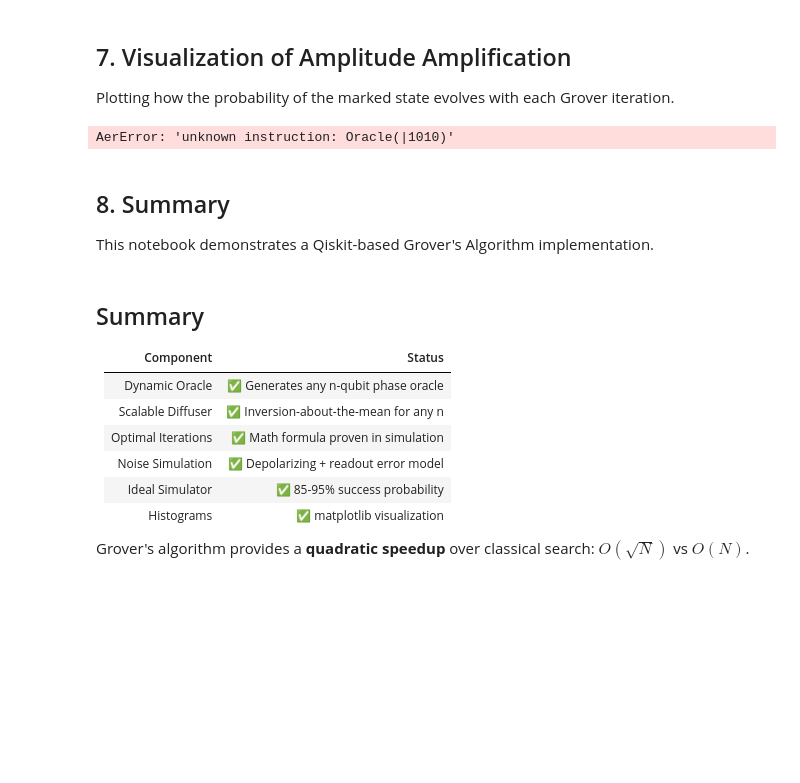
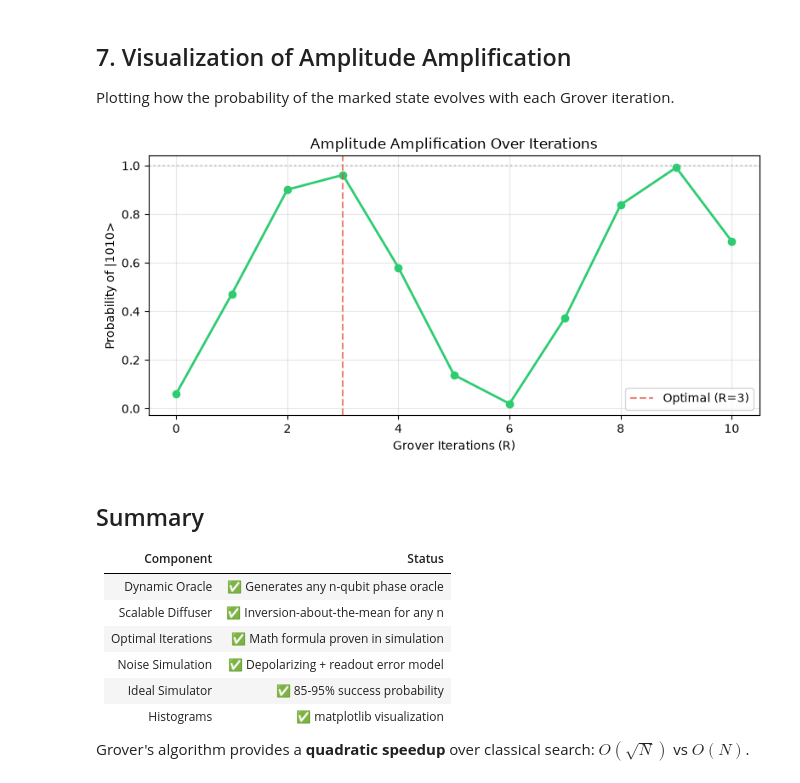
Before and after one commit to updownairbender/Grover-s-Algorithm, a Jupyter notebook: notebooks/demonstration.ipynb, the cells around one changed output. Drawn from its saved outputs; the diff is of its cells as text; code cells hidden in the pictures; blank space fills up the shorter version.

```diff
--- a/notebooks/demonstration.ipynb
+++ b/notebooks/demonstration.ipynb
@@ -180,52 +144,35 @@ plt.show()
 Plotting how the probability of the marked state evolves with each Grover iteration.
 # %%
 def simulate_amplitude_evolution(num_qubits, marked_state, max_iters):
-    qc_base = QuantumCircuit(num_qubits, num_qubits)
-    qc_base.h(range(num_qubits))
-
-    oracle = create_oracle(num_qubits, marked_state)
-    diffuser = create_diffuser(num_qubits)
-
     probs_over_time = []
-    backend = AerSimulator()
-
     for r in range(max_iters + 1):
-        qc = qc_base.copy()
-        for _ in range(r):
-            qc.append(oracle, range(num_qubits))
-            qc.append(diffuser, range(num_qubits))
-        qc.measure(range(num_qubits), range(num_qubits))
-
-        counts = backend.run(qc, shots=4096).result().get_counts()
-        probs_over_time.append(counts.get(marked_state, 0) / 4096)
-
+        circuit = build_grover_circuit(num_qubits, marked_state, iterations=r)
+        counts = run_ideal(circuit, shots=4096)
+        prob = extract_marked_probability(counts, marked_state)
+        probs_over_time.append(prob)
     return probs_over_time
 
 
 n_qubits = 4
 marked = "1010"
 max_iters = 10
 probs_over_time = simulate_amplitude_evolution(n_qubits, marked, max_iters)
 
 fig, ax = plt.subplots(figsize=(8, 4))
 optimal = optimal_iterations(n_qubits, 1)
 
 ax.plot(range(max_iters + 1), probs_over_time, "o-", color="#2ecc71", linewidth=2, markersize=6)
 ax.axvline(optimal, color="#e74c3c", linestyle="--", alpha=0.7, label=f"Optimal (R={optimal})")
 ax.axhline(1.0, color="#95a5a6", linestyle=":", alpha=0.5)
 ax.set_xlabel("Grover Iterations (R)")
 ax.set_ylabel(f"Probability of |{marked}>")
 ax.set_title("Amplitude Amplification Over Iterations")
 ax.legend()
 ax.grid(True, alpha=0.3)
 plt.tight_layout()
 plt.show()
 # %% [output]
-AerError: 'unknown instruction: Oracle(|1010)'
+[figure, added]
-# %% [markdown]
-## 8. Summary
-
-This notebook demonstrates a Qiskit-based Grover's Algorithm implementation.
 # %% [markdown]
 ## Summary
 
```
Also changed, not shown: parts of 7 cells of this notebook.
